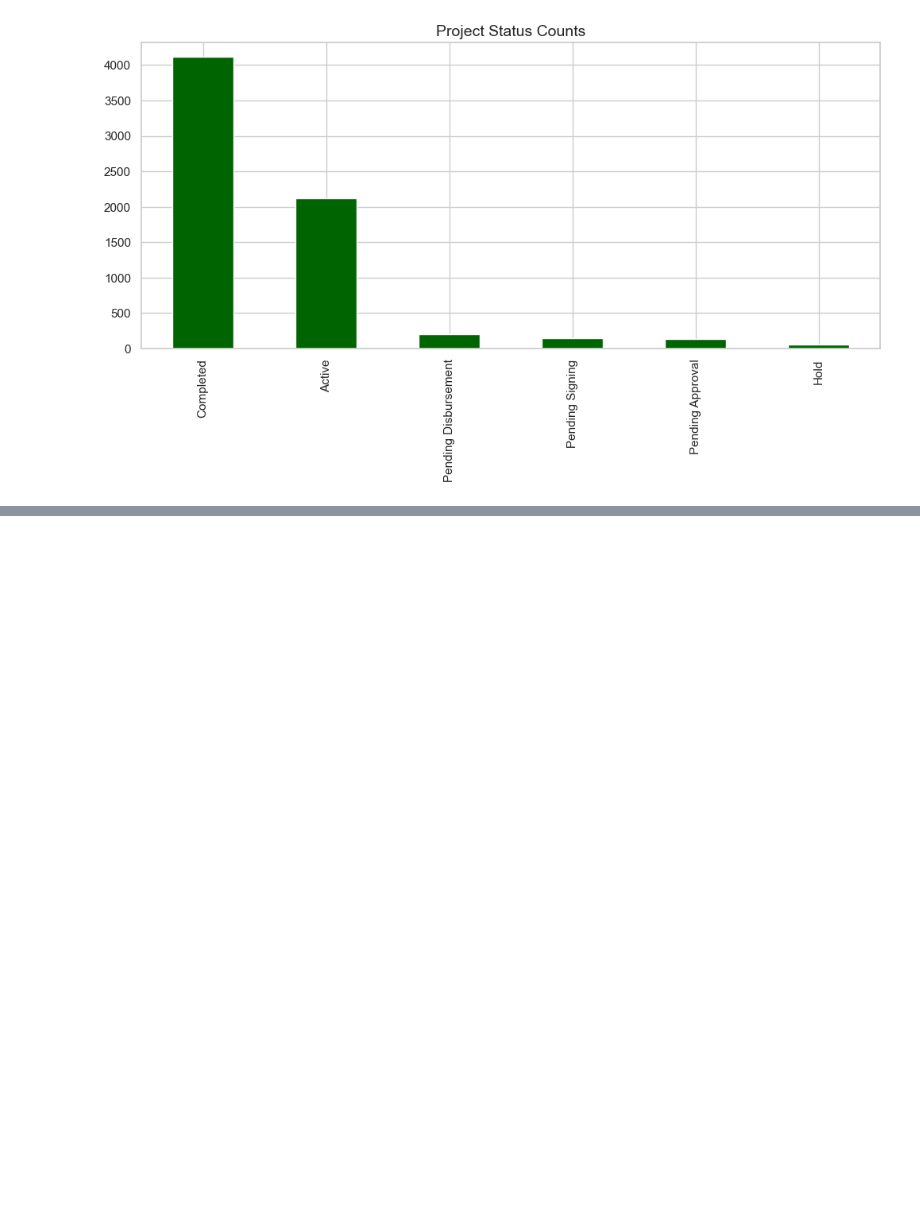
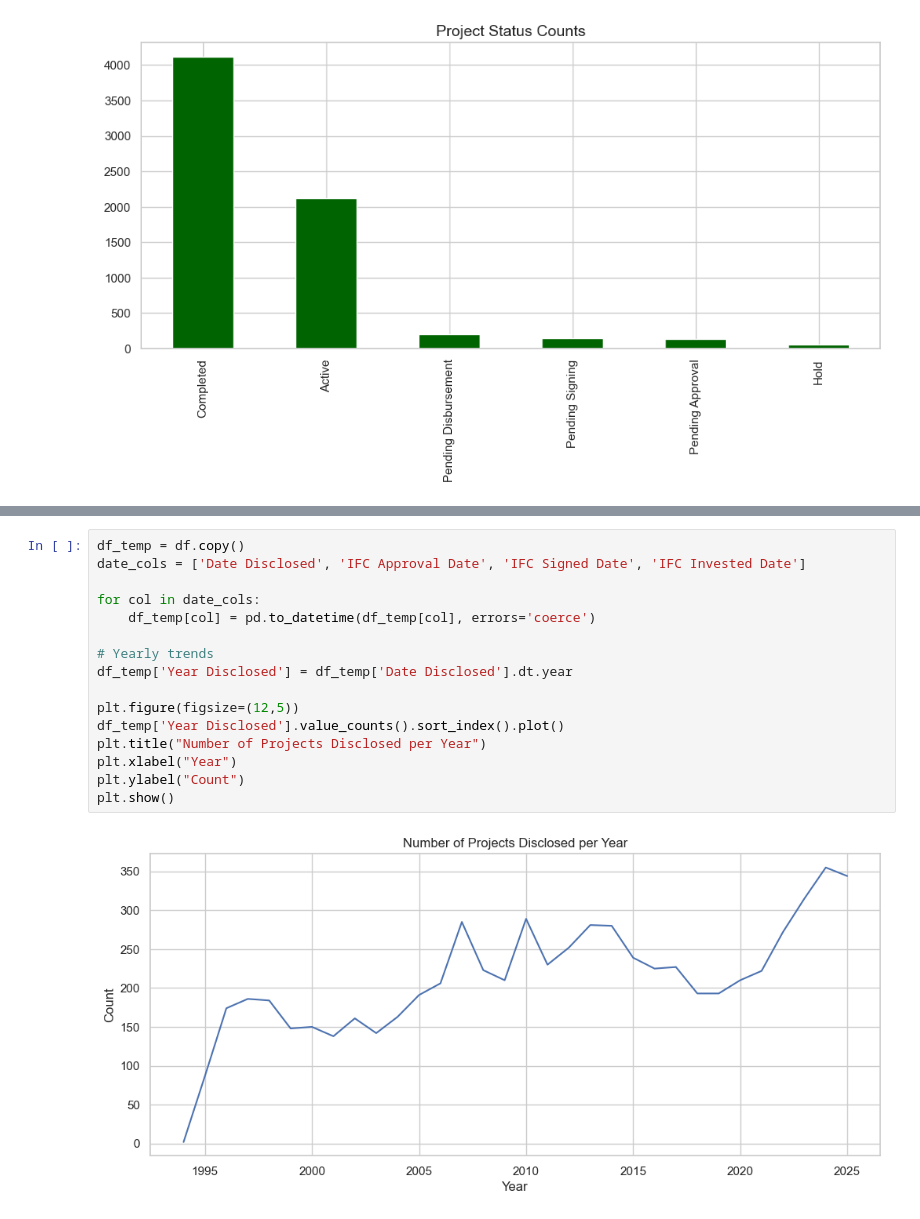
Before and after one commit to Rajabboev/Hybrid_ML_model_investment, a Jupyter notebook: IFC Investment .ipynb, the cells around one changed output, grey strips where cells are left out. Cells and saved outputs as stored; diff of their text form; blank space fills up the shorter version.

```diff
--- a/IFC Investment .ipynb
+++ b/IFC Investment .ipynb
@@ -217,0 +238,18 @@ plt.show()
+# %%
+df_temp = df.copy()
+date_cols = ['Date Disclosed', 'IFC Approval Date', 'IFC Signed Date', 'IFC Invested Date']
+
+for col in date_cols:
+    df_temp[col] = pd.to_datetime(df_temp[col], errors='coerce')
+
+# Yearly trends
+df_temp['Year Disclosed'] = df_temp['Date Disclosed'].dt.year
+
+plt.figure(figsize=(12,5))
+df_temp['Year Disclosed'].value_counts().sort_index().plot()
+plt.title("Number of Projects Disclosed per Year")
+plt.xlabel("Year")
+plt.ylabel("Count")
+plt.show()
+# %% [output]
+[figure, added]
```
Also changed, not shown: parts of 4 cells of this notebook.
